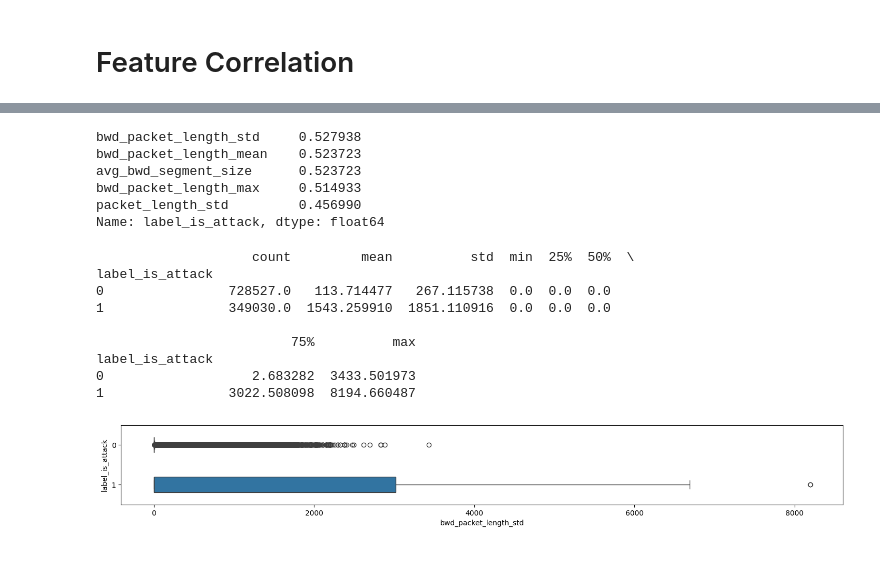
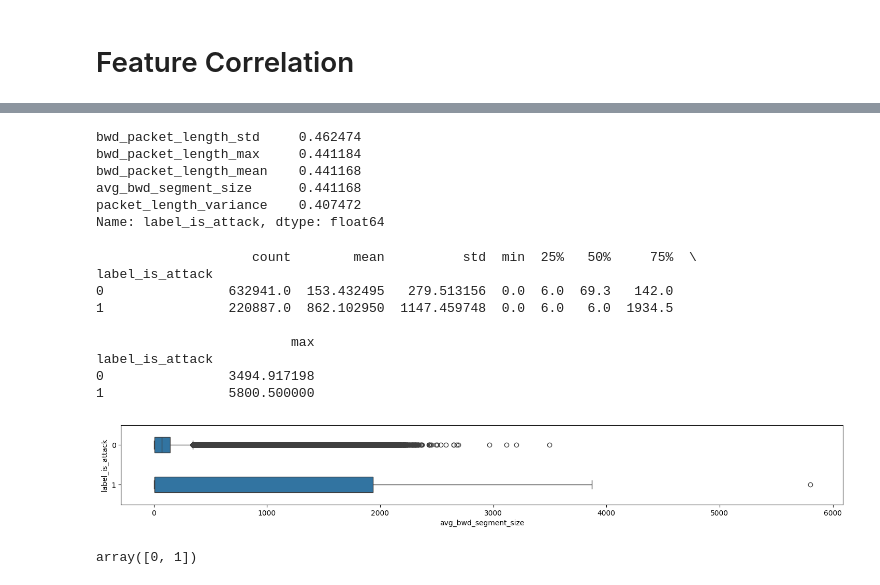
Before and after one commit to loof44/Machine-Learning-Based-IDS, a Jupyter notebook: data_examination.ipynb, the cells around one changed output, grey strips where cells are left out. Saved outputs shown, nothing was run; the diff lists cells and outputs as text; code cells hidden in the pictures.

```diff
--- a/data_examination.ipynb
+++ b/data_examination.ipynb
@@ -159,5 +177,15 @@ df_is_attack
 # %%
+import seaborn as sns
+import matplotlib.pyplot as plt
+
+# Create a figure and axis
 f, ax = plt.subplots(figsize=(20, 7))
-ax.set(xscale='log')
-sns.countplot(y='label', data=df, order = df['label'].value_counts().index,edgecolor=edgecolor, ax=ax)
+
+# Generate the plot
+sns.countplot(data=df, y='label', order=df['label'].value_counts().index, edgecolor=edgecolor, ax=ax)
+
+# Set x scale to logarithmic
+ax.set_xscale('log')
+
+plt.show()
 # %% [output]
@@ -177,5 +204,18 @@ df.groupby('label').agg({'label':'first', 'label':'count'}).rename_axis(None).so
 # %% [markdown]
 # Feature Correlation
+# %%
+#encoding categorical data
+from sklearn.preprocessing import LabelEncoder
+
+# Initialize a label encoder
+labelencoder = LabelEncoder()
+
+if 'label' in df.columns:
+    # Replace special characters in the label column
+    df['label'] = df['label'].str.replace("�", " ")
+
+    # Fit and transform labels in the 'label' column
+    df['label'] = labelencoder.fit_transform(df['label'])
 # %%
 corr = df.corr()
 plt.figure(figsize=(25, 20))
@@ -219,11 +275,11 @@ corr_is_attack = corr.label_is_attack.filter(regex=r'^(?!label).*', axis=0)
 with pd.option_context('display.max_rows', None, 'display.max_columns', None):
     print(corr_is_attack[corr_is_attack.notnull()].sort_values(ascending=False)[:5])
 # %% [output]
-bwd_packet_length_std     0.527938
-bwd_packet_length_mean    0.523723
-avg_bwd_segment_size      0.523723
-bwd_packet_length_max     0.514933
-packet_length_std         0.456990
+bwd_packet_length_std     0.462474
+bwd_packet_length_max     0.441184
+bwd_packet_length_mean    0.441168
+avg_bwd_segment_size      0.441168
+packet_length_variance    0.407472
 Name: label_is_attack, dtype: float64
 # %%
 def remove_outliers(data, col, zscore_thres=3):
@@ -267,15 +323,20 @@ def calculate_distribution_similarity(data, label, col):
     b = data[data[label] == 1][col]
     return ks_2samp(a, b)
 # %%
-plot_stats(df, 'label_is_attack', 'bwd_packet_length_std')
+plot_stats(df, 'label_is_attack', 'avg_bwd_segment_size')
 # %% [output]
-                    count         mean          std  min  25%  50%  \
+                    count        mean          std  min  25%   50%     75%  \
 label_is_attack
-0                728527.0   113.714477   267.115738  0.0  0.0  0.0
-1                349030.0  1543.259910  1851.110916  0.0  0.0  0.0
+0                632941.0  153.432495   279.513156  0.0  6.0  69.3   142.0
+1                220887.0  862.102950  1147.459748  0.0  6.0   6.0  1934.5
 
-                         75%          max
+                         max
 label_is_attack
-0                   2.683282  3433.501973
-1                3022.508098  8194.660487
+0                3494.917198
+1                5800.500000
-[figure, old version]
+[figure, new version]
+# %%
+df['label_is_attack'].value_counts()
+df['label_is_attack'].unique()
+# %% [output]
+array([0, 1])
```
Also changed, not shown: parts of 13 cells of this notebook, 2 other files.
